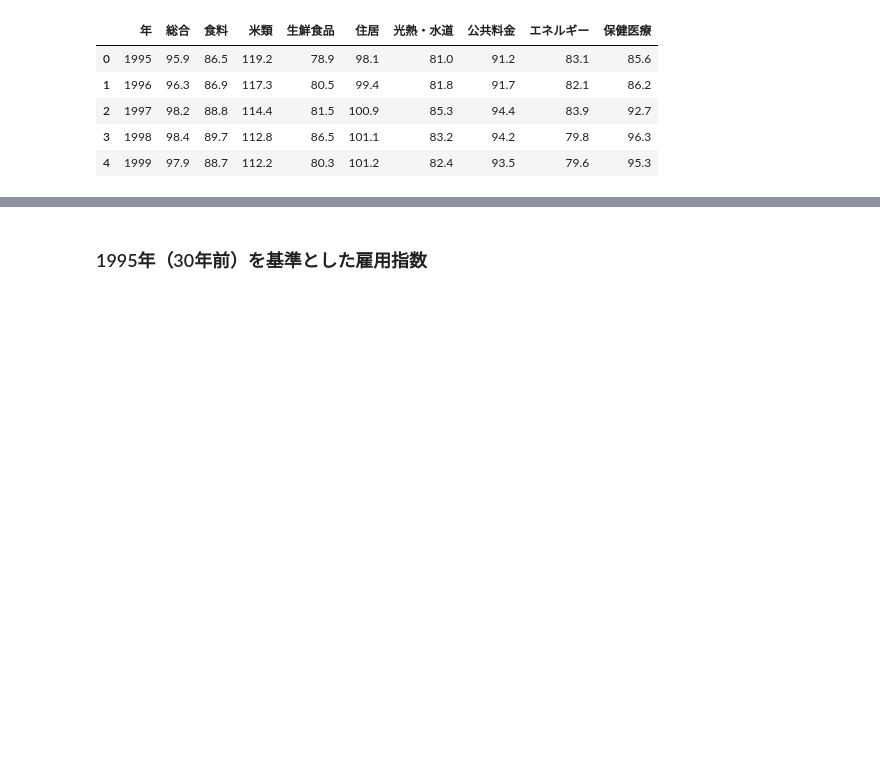
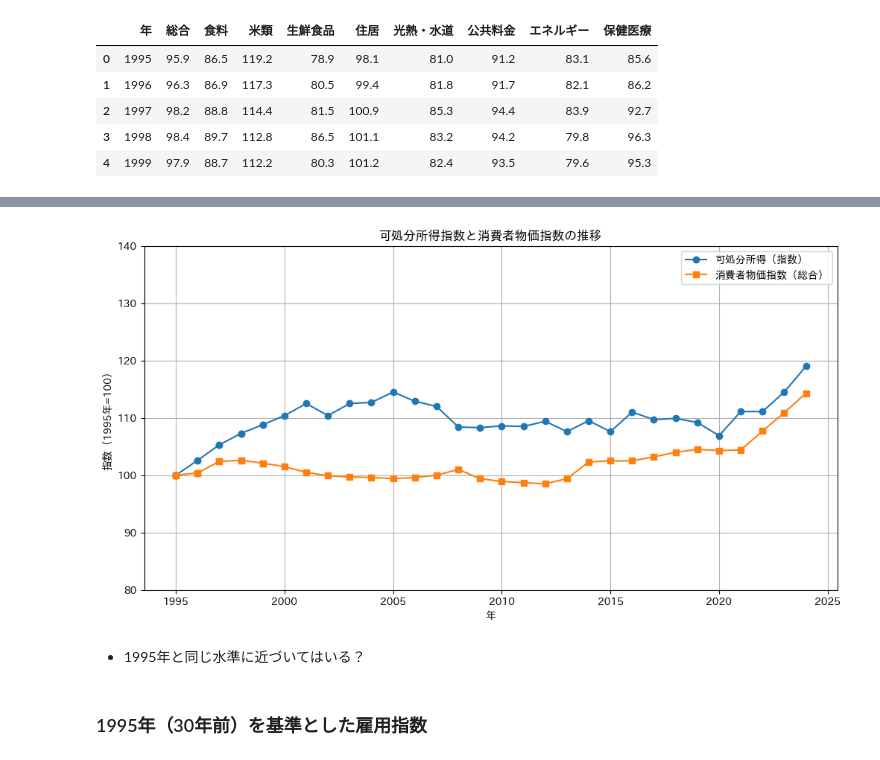
Before and after one commit to M-Yusei1001/K417_Capstone_G9, a Jupyter notebook: eda.ipynb, the cells around one changed output, grey strips where cells are left out. Cells and saved outputs as stored; diff of their text form; code cells hidden in the pictures; blank space fills up the shorter version.

```diff
--- a/eda.ipynb
+++ b/eda.ipynb
@@ -785,0 +839,7 @@ wages_4e_and_cpi =
+# %%
+# 全ての指数を、1995年基準に変換してみる
+base_year = 1995
+for col in ["所定内給与", "非消費支出", "可処分所得", "総合", "食料", "米類", "生鮮食品", "住居", "光熱・水道", "公共料金", "エネルギー", "保健医療"]:
+    base_value = wages_4e_and_cpi[wages_4e_and_cpi["年"] == base_year][col].values[0]
+    wages_4e_and_cpi[f"{col}_指数_1995基準"] = round((wages_4e_and_cpi[col] / base_value) * 100, 1)
+wages_4e_and_cpi.head()
@@ -786,3 +854,19 @@ wages_4e_and_cpi =
+# %%
+# 可処分所得 と 総合（消費者物価指数）をプロットして比較する
+plt.figure(figsize=(12, 6))
+plt.plot(wages_4e_and_cpi["年"], wages_4e_and_cpi["可処分所得_指数_1995基準"], marker='o', label="可処分所得（指数）")
+plt.plot(wages_4e_and_cpi["年"], wages_4e_and_cpi["総合_指数_1995基準"], marker='s', label="消費者物価指数（総合）")
+plt.xlabel("年")
+plt.ylim(80, 140)
+plt.ylabel("指数（1995年=100）")
+plt.grid(True)
+plt.title("可処分所得指数と消費者物価指数の推移")
+plt.legend()
+plt.show()
+# %% [output]
+[figure, added]
+# %% [markdown]
+- 1995年と同じ水準に近づいてはいる？
 # %% [markdown]
 ### 1995年（30年前）を基準とした雇用指数
 # %%
```
Also changed, not shown: parts of 6 cells of this notebook.
